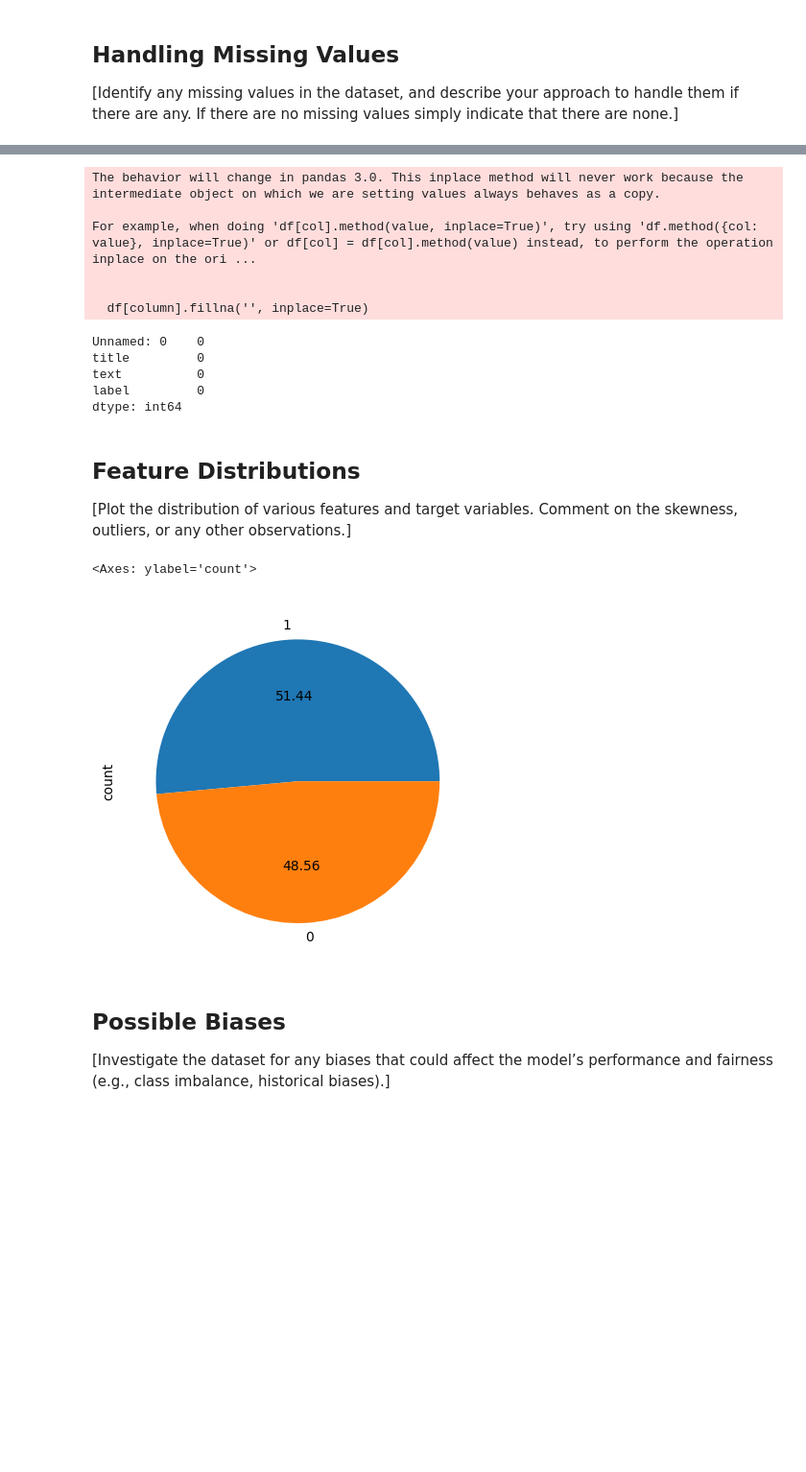
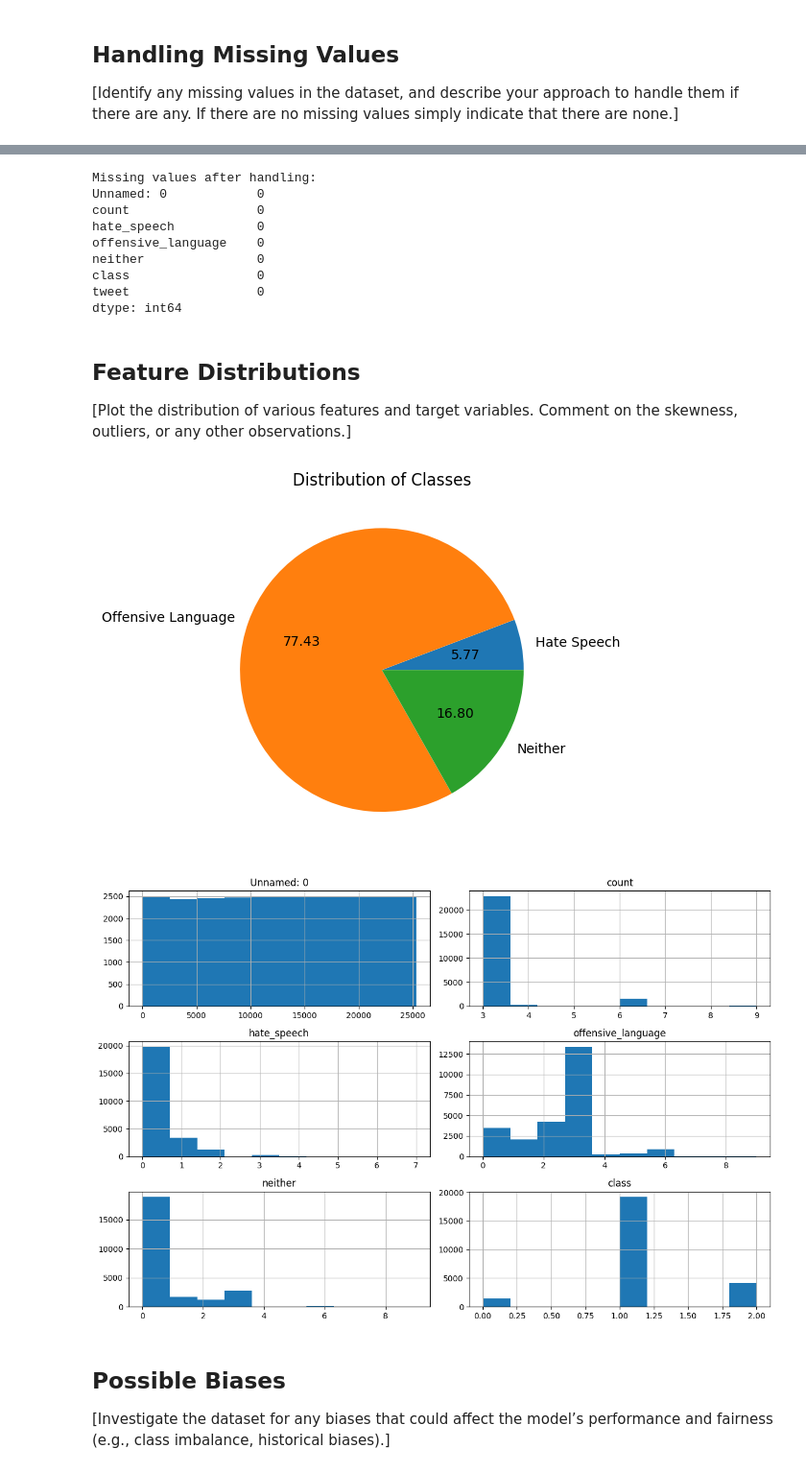
Before and after one commit to ayhamnashar/PsyText, a Jupyter notebook: 1_DatasetCharacteristics/exploratory_data_analysis.ipynb, the cells around one changed output, grey strips where cells are left out. Shown at 96% size. Cells and saved outputs as stored; diff of their text form; code cells hidden in the pictures; blank space fills up the shorter version.

Commit message:
the whole model is included now

```diff
--- a/1_DatasetCharacteristics/exploratory_data_analysis.ipynb
+++ b/1_DatasetCharacteristics/exploratory_data_analysis.ipynb
@@ -72,42 +72,52 @@ label           0
 dtype: int64
 # %%
-# Handling missing values
-# Replace NaN values with the mean for numeric columns, and with an empty string for non-numeric columns
+# Handle missing values
 for column in df.columns:
-	if df[column].isnull().any():
-		if pd.api.types.is_numeric_dtype(df[column]):
-			mean_value = df[column].mean()
-			df[column].fillna(mean_value, inplace=True)
-		else:
-			df[column].fillna('', inplace=True)
+    if df[column].isnull().any():
+        if pd.api.types.is_numeric_dtype(df[column]):
+            mean_value = df[column].mean()
+            df[column].fillna(mean_value, inplace=True)
+        else:
+            df[column].fillna('', inplace=True)
+
 # Check again for missing values
 missing_values_after = df.isnull().sum()
-missing_values_after
+print("Missing values after handling:")
+print(missing_values_after)
 # %% [output]
-The behavior will change in pandas 3.0. This inplace method will never work because the intermediate object on which we are setting values always behaves as a copy.
-
-For example, when doing 'df[col].method(value, inplace=True)', try using 'df.method({col: value}, inplace=True)' or df[col] = df[col].method(value) instead, to perform the operation inplace on the ori ...
-
-
-  df[column].fillna('', inplace=True)
+Missing values after handling:
+Unnamed: 0            0
+count                 0
+hate_speech           0
+offensive_language    0
+neither               0
+class                 0
+tweet                 0
+dtype: int64
-Unnamed: 0    0
-title         0
-text          0
-label         0
-dtype: int64
 # %% [markdown]
 ## Feature Distributions
 
 [Plot the distribution of various features and target variables. Comment on the skewness, outliers, or any other observations.]
-# %%
-# Example: Plotting histograms of all numerical features
-# 0 - Fake, 1 - Real
-df['label'].value_counts().plot.pie(autopct='%.2f')
-# df.hist(figsize=(12, 12))
-# plt.show()
-# %% [output]
-<Axes: ylabel='count'>
-[figure, removed]
+# %%
+# Define class labels for clarity
+class_labels = {0: 'Hate Speech', 1: 'Offensive Language', 2: 'Neither'}
+
+# Plot the distribution of the 'class' column
+df['class'].value_counts().sort_index().plot.pie(
+    autopct='%.2f',
+    labels=[class_labels[i] for i in sorted(class_labels.keys())]
+)
+plt.title('Distribution of Classes')
+plt.ylabel('')
+plt.show()
+
+# Plot histograms for all numerical features
+df.select_dtypes(include=[np.number]).hist(figsize=(12, 8))
+plt.tight_layout()
+plt.show()
+# %% [output]
+[figure, added]
+[figure, added]
 # %% [markdown]
 ## Possible Biases
 
```
Also changed, not shown: parts of 6 cells of this notebook, 7 other files.
